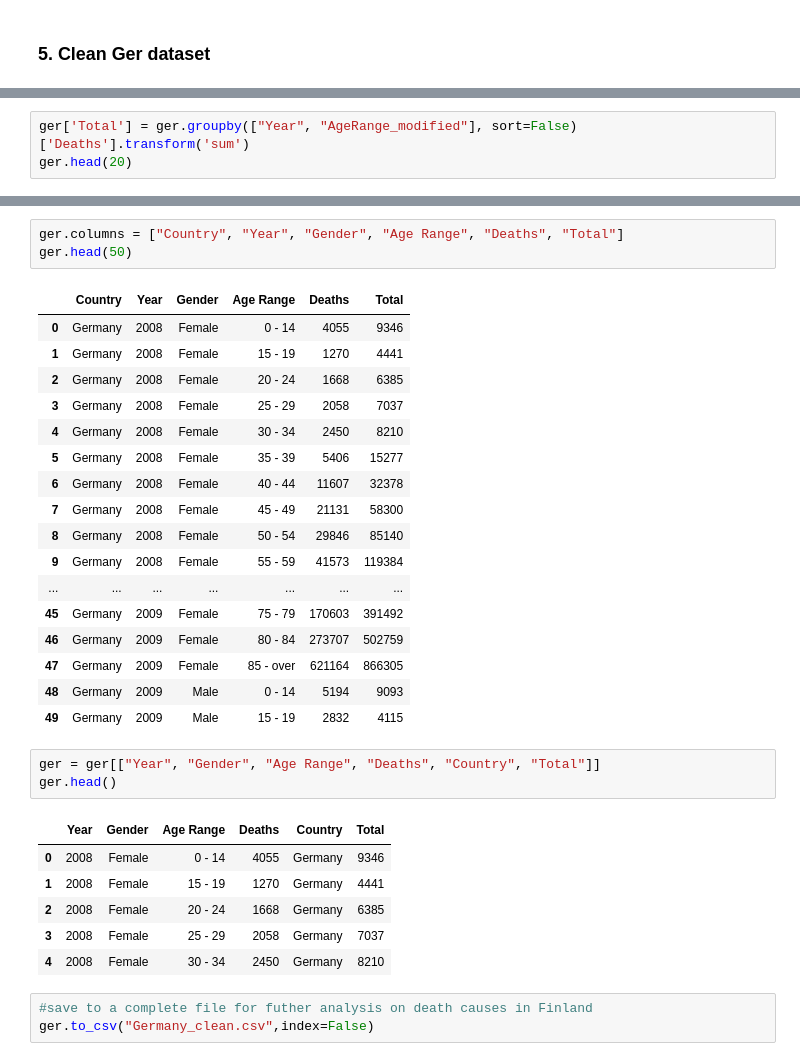
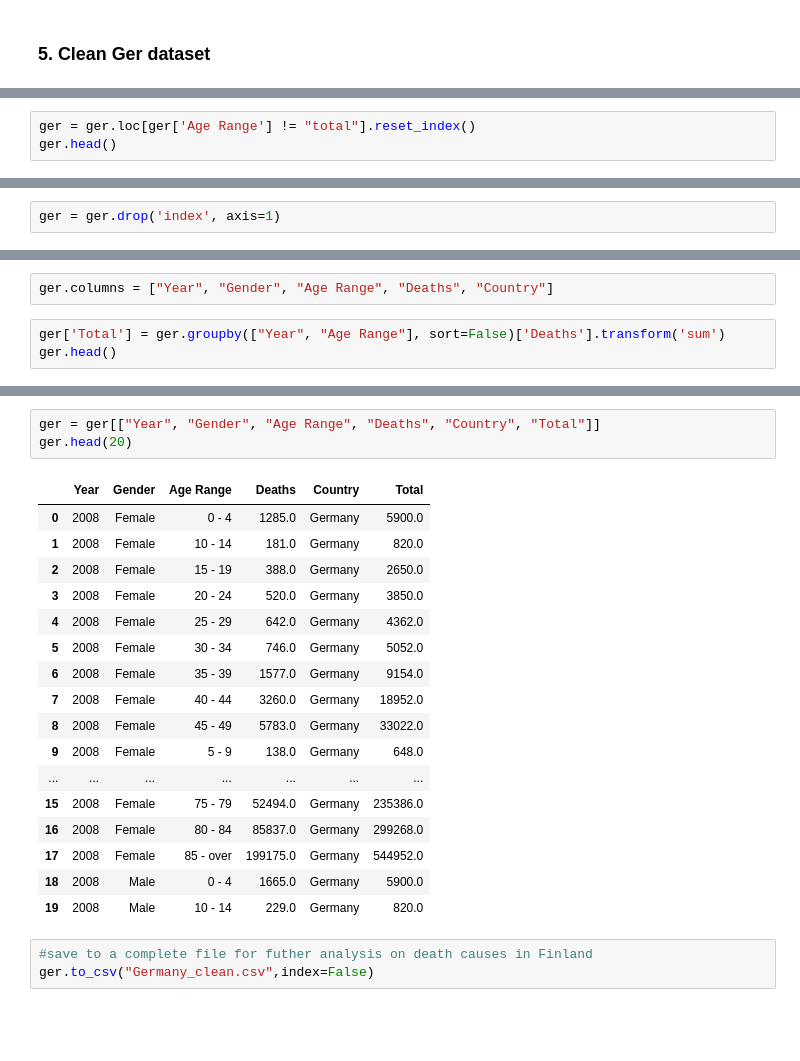
Before and after one commit to emmanguyen102/Master-s-thesis-, a Jupyter notebook: Data Preprocessing/Data-cleaning.ipynb, the cells around one changed output, grey strips where cells are left out. Saved outputs shown, nothing was run; the diff lists cells and outputs as text; blank space fills up the shorter version.

```diff
--- a/Data Preprocessing/Data-cleaning.ipynb
+++ b/Data Preprocessing/Data-cleaning.ipynb
@@ -521,0 +526,3 @@ ger.head()
+# %%
+ger = ger.loc[ger['Age Range'] != "total"].reset_index()
+ger.head()
@@ -521,0 +536,2 @@ ger.head()
+# %%
+ger = ger.drop('index', axis=1)
@@ -522,4 +548,6 @@ ger.head()
+# %%
+ger.columns = ["Year", "Gender", "Age Range", "Deaths", "Country"]
 # %%
-ger['Total'] = ger.groupby(["Year", "AgeRange_modified"], sort=False)['Deaths'].transform('sum')
-ger.head(20)
+ger['Total'] = ger.groupby(["Year", "Age Range"], sort=False)['Deaths'].transform('sum')
+ger.head()
 # %% [output]
@@ -543,34 +560,24 @@ ger.head(20)
 # %%
-ger.columns = ["Country", "Year", "Gender", "Age Range", "Deaths", "Total"]
-ger.head(50)
+ger = ger[["Year", "Gender", "Age Range", "Deaths", "Country", "Total"]]
+ger.head(20)
 # %% [output]
-|  | Country | Year | Gender | Age Range | Deaths | Total |
-| 0 | Germany | 2008 | Female | 0 - 14 | 4055 | 9346 |
-| 1 | Germany | 2008 | Female | 15 - 19 | 1270 | 4441 |
-| 2 | Germany | 2008 | Female | 20 - 24 | 1668 | 6385 |
-| 3 | Germany | 2008 | Female | 25 - 29 | 2058 | 7037 |
-| 4 | Germany | 2008 | Female | 30 - 34 | 2450 | 8210 |
-| 5 | Germany | 2008 | Female | 35 - 39 | 5406 | 15277 |
-| 6 | Germany | 2008 | Female | 40 - 44 | 11607 | 32378 |
-| 7 | Germany | 2008 | Female | 45 - 49 | 21131 | 58300 |
-| 8 | Germany | 2008 | Female | 50 - 54 | 29846 | 85140 |
-| 9 | Germany | 2008 | Female | 55 - 59 | 41573 | 119384 |
+|  | Year | Gender | Age Range | Deaths | Country | Total |
+| 0 | 2008 | Female | 0 - 4 | 1285.0 | Germany | 5900.0 |
+| 1 | 2008 | Female | 10 - 14 | 181.0 | Germany | 820.0 |
+| 2 | 2008 | Female | 15 - 19 | 388.0 | Germany | 2650.0 |
+| 3 | 2008 | Female | 20 - 24 | 520.0 | Germany | 3850.0 |
+| 4 | 2008 | Female | 25 - 29 | 642.0 | Germany | 4362.0 |
+| 5 | 2008 | Female | 30 - 34 | 746.0 | Germany | 5052.0 |
+| 6 | 2008 | Female | 35 - 39 | 1577.0 | Germany | 9154.0 |
+| 7 | 2008 | Female | 40 - 44 | 3260.0 | Germany | 18952.0 |
+| 8 | 2008 | Female | 45 - 49 | 5783.0 | Germany | 33022.0 |
+| 9 | 2008 | Female | 5 - 9 | 138.0 | Germany | 648.0 |
 | ... | ... | ... | ... | ... | ... | ... |
-| 45 | Germany | 2009 | Female | 75 - 79 | 170603 | 391492 |
-| 46 | Germany | 2009 | Female | 80 - 84 | 273707 | 502759 |
-| 47 | Germany | 2009 | Female | 85 - over | 621164 | 866305 |
-| 48 | Germany | 2009 | Male | 0 - 14 | 5194 | 9093 |
-| 49 | Germany | 2009 | Male | 15 - 19 | 2832 | 4115 |
+| 15 | 2008 | Female | 75 - 79 | 52494.0 | Germany | 235386.0 |
+| 16 | 2008 | Female | 80 - 84 | 85837.0 | Germany | 299268.0 |
+| 17 | 2008 | Female | 85 - over | 199175.0 | Germany | 544952.0 |
+| 18 | 2008 | Male | 0 - 4 | 1665.0 | Germany | 5900.0 |
+| 19 | 2008 | Male | 10 - 14 | 229.0 | Germany | 820.0 |
-# %%
-ger = ger[["Year", "Gender", "Age Range", "Deaths", "Country", "Total"]]
-ger.head()
-# %% [output]
-|  | Year | Gender | Age Range | Deaths | Country | Total |
-| 0 | 2008 | Female | 0 - 14 | 4055 | Germany | 9346 |
-| 1 | 2008 | Female | 15 - 19 | 1270 | Germany | 4441 |
-| 2 | 2008 | Female | 20 - 24 | 1668 | Germany | 6385 |
-| 3 | 2008 | Female | 25 - 29 | 2058 | Germany | 7037 |
-| 4 | 2008 | Female | 30 - 34 | 2450 | Germany | 8210 |
 # %%
 #save to a complete file for futher analysis on death causes in Finland
 ger.to_csv("Germany_clean.csv",index=False)
```
Also changed, not shown: parts of 47 cells of this notebook, 1 other file.
